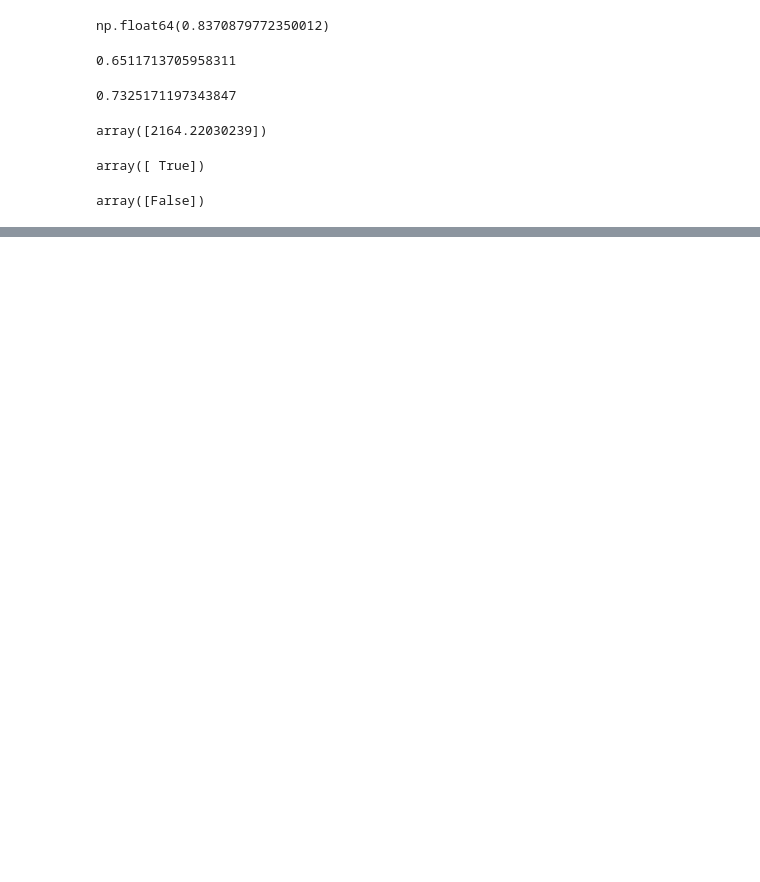
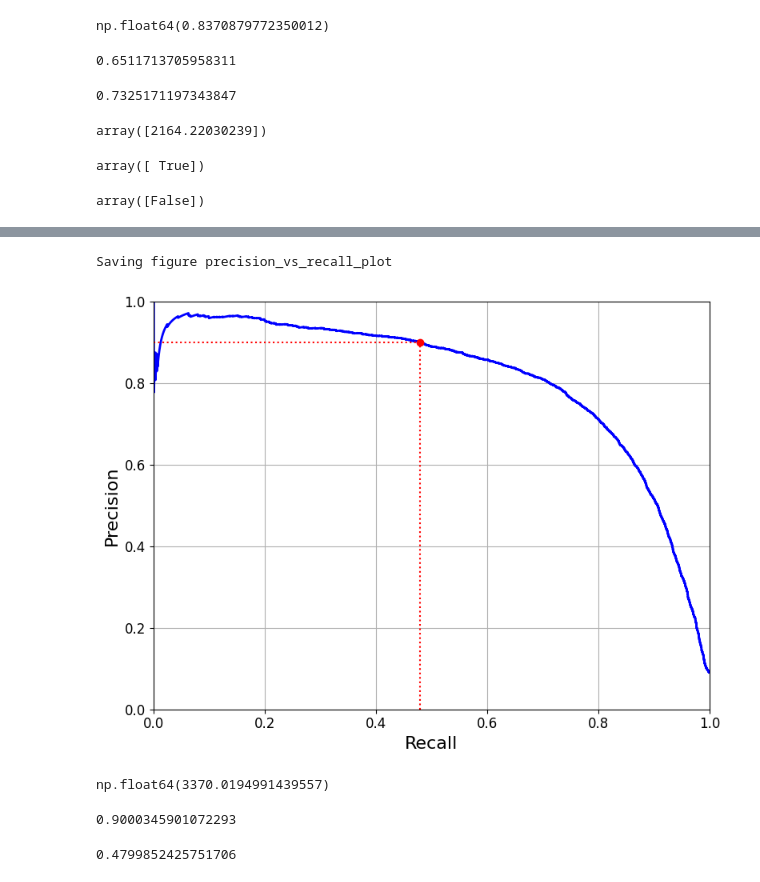
Before and after one commit to pakhebudo/classification, a Jupyter notebook: classification1.ipynb, the cells around one changed output, grey strips where cells are left out. Saved outputs shown, nothing was run; the diff lists cells and outputs as text; code cells hidden in the pictures; blank space fills up the shorter version.

```diff
--- a/classification1.ipynb
+++ b/classification1.ipynb
@@ -202,0 +234,36 @@ precisions, recalls, thresholds = precision_recall_curve(y_train_5, y_scores)
+# %%
+# plotting the precision vs recall
+def plot_precision_vs_recall(precisions, recalls):
+    plt.plot(recalls, precisions, "b-", linewidth=2)
+    plt.xlabel("Recall", fontsize=16)
+    plt.ylabel("Precision", fontsize=16)
+    plt.axis([0, 1, 0, 1])
+    plt.grid(True)
+
+plt.figure(figsize=(8, 6))
+plot_precision_vs_recall(precisions, recalls)
+plt.plot([recall_90_precision, recall_90_precision], [0., 0.9], "r:")
+plt.plot([0.0, recall_90_precision], [0.9, 0.9], "r:")
+plt.plot([recall_90_precision], [0.9], "ro")
+save_fig("precision_vs_recall_plot")
+plt.show()
+# %% [output]
+Saving figure precision_vs_recall_plot
+[figure, added]
+# %%
+# setting the threshold such that precision must be 90%
+threshold_90_precision = thresholds[np.argmax(precisions >= 0.90)]
+threshold_90_precision
+# %% [output]
+np.float64(3370.0194991439557)
+# %%
+y_train_pred_90 = (y_scores >= threshold_90_precision)
+precision_score(y_train_5, y_train_pred_90)
+# there we go the precision score is 90% now
+# %% [output]
+0.9000345901072293
+# %%
+recall_score(y_train_5, y_train_pred_90)
+# but like we already know that causes the recall score to be really low
+# %% [output]
+0.4799852425751706
```
Also changed, not shown: parts of 17 cells of this notebook, 4 other files.
